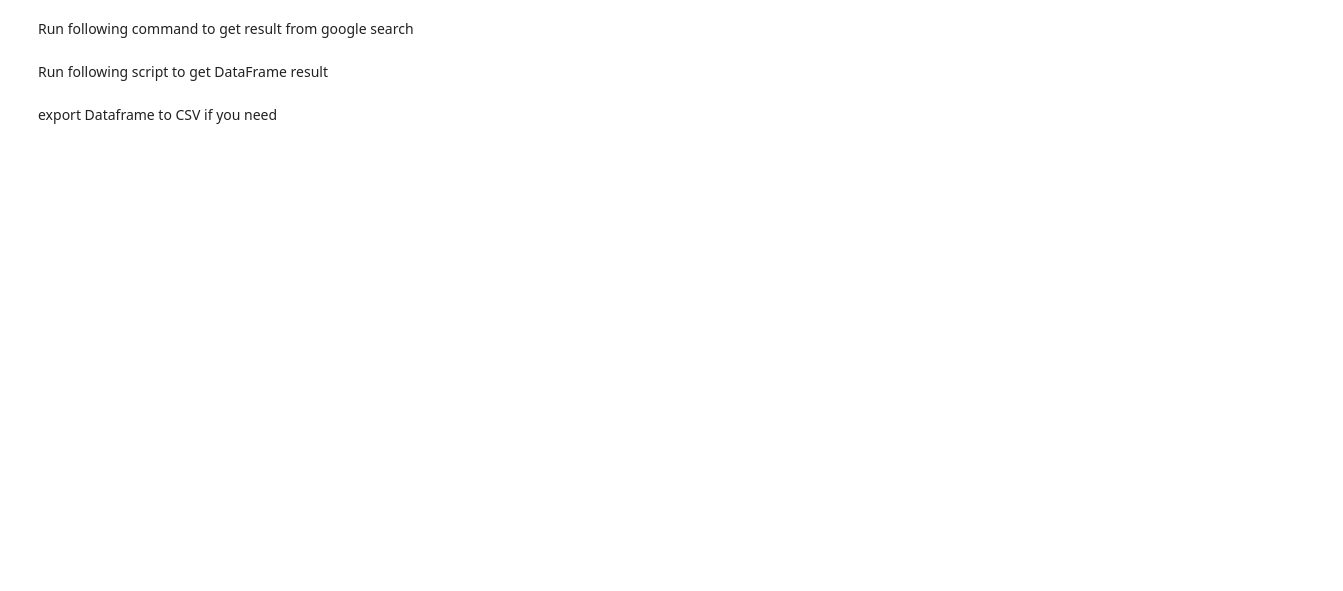
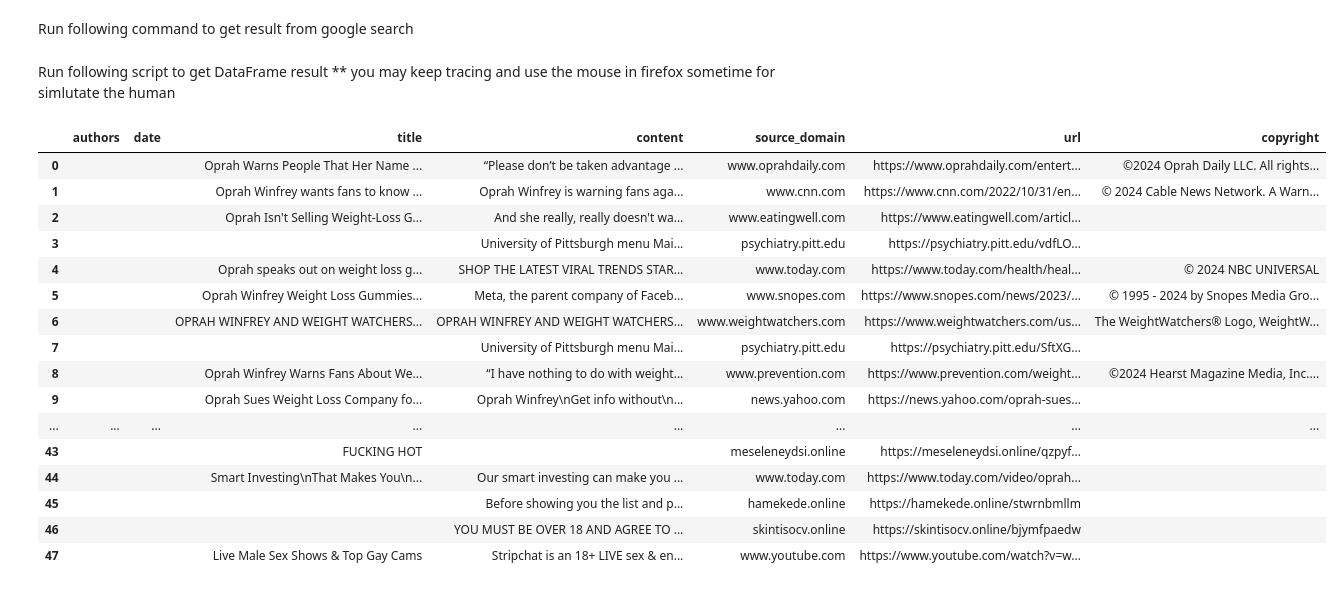
Before and after one commit to kennethtangca/CanTekWebScraping, a Jupyter notebook: WebSearch by using Selenium.ipynb, the cells around one changed output. Drawn from its saved outputs; the diff is of its cells as text; code cells hidden in the pictures; blank space fills up the shorter version.

Commit message:
latest selenium version

```diff
--- a/WebSearch by using Selenium.ipynb
+++ b/WebSearch by using Selenium.ipynb
@@ -181,6 +183,7 @@ Run following command to get result from google search
 results = search(query=queryString,num = 10 )
 # %% [markdown]
 Run following script to get DataFrame result
+** you may keep tracing and use the mouse in firefox sometime for simlutate the human
 # %%
 dataSet = []
 driver = webdriver.Firefox()
@@ -201,5 +204,3 @@ for url in results:
     #time.sleep(SLEEP_INTERVAL)
 driver.close()
 df = pd.DataFrame(dataSet)
-# %% [markdown]
-export Dataframe to CSV if you need
@@ -207,0 +207,20 @@ save_to_csv_with_pandas(df, queryString.replace('?','.')+ 'csv')
+# %%
+df
+# %% [output]
+|  | authors | date | title | content | source_domain | url | copyright |
+| 0 |  |  | Oprah Warns People That Her Name ... | “Please don’t be taken advantage ... | www.oprahdaily.com | https://www.oprahdaily.com/entert... | ©2024 Oprah Daily LLC. All rights... |
+| 1 |  |  | Oprah Winfrey wants fans to know ... | Oprah Winfrey is warning fans aga... | www.cnn.com | https://www.cnn.com/2022/10/31/en... | © 2024 Cable News Network. A Warn... |
+| 2 |  |  | Oprah Isn't Selling Weight-Loss G... | And she really, really doesn't wa... | www.eatingwell.com | https://www.eatingwell.com/articl... |  |
+| 3 |  |  |  | University of Pittsburgh menu Mai... | psychiatry.pitt.edu | https://psychiatry.pitt.edu/vdfLO... |  |
+| 4 |  |  | Oprah speaks out on weight loss g... | SHOP THE LATEST VIRAL TRENDS STAR... | www.today.com | https://www.today.com/health/heal... | © 2024 NBC UNIVERSAL |
+| 5 |  |  | Oprah Winfrey Weight Loss Gummies... | Meta, the parent company of Faceb... | www.snopes.com | https://www.snopes.com/news/2023/... | © 1995 - 2024 by Snopes Media Gro... |
+| 6 |  |  | OPRAH WINFREY AND WEIGHT WATCHERS... | OPRAH WINFREY AND WEIGHT WATCHERS... | www.weightwatchers.com | https://www.weightwatchers.com/us... | The WeightWatchers® Logo, WeightW... |
+| 7 |  |  |  | University of Pittsburgh menu Mai... | psychiatry.pitt.edu | https://psychiatry.pitt.edu/SftXG... |  |
+| 8 |  |  | Oprah Winfrey Warns Fans About We... | “I have nothing to do with weight... | www.prevention.com | https://www.prevention.com/weight... | ©2024 Hearst Magazine Media, Inc.... |
+| 9 |  |  | Oprah Sues Weight Loss Company fo... | Oprah Winfrey\nGet info without\n... | news.yahoo.com | https://news.yahoo.com/oprah-sues... |  |
+| ... | ... | ... | ... | ... | ... | ... | ... |
+| 43 |  |  | FUCKING HOT |  | meseleneydsi.online | https://meseleneydsi.online/qzpyf... |  |
+| 44 |  |  | Smart Investing\nThat Makes You\n... | Our smart investing can make you ... | www.today.com | https://www.today.com/video/oprah... |  |
+| 45 |  |  |  | Before showing you the list and p... | hamekede.online | https://hamekede.online/stwrnbmllm |  |
+| 46 |  |  |  | YOU MUST BE OVER 18 AND AGREE TO ... | skintisocv.online | https://skintisocv.online/bjymfpaedw |  |
+| 47 |  |  | Live Male Sex Shows & Top Gay Cams | Stripchat is an 18+ LIVE sex & en... | www.youtube.com | https://www.youtube.com/watch?v=w... |  |
```
Also changed, not shown: parts of 3 cells of this notebook, 1 other file.
